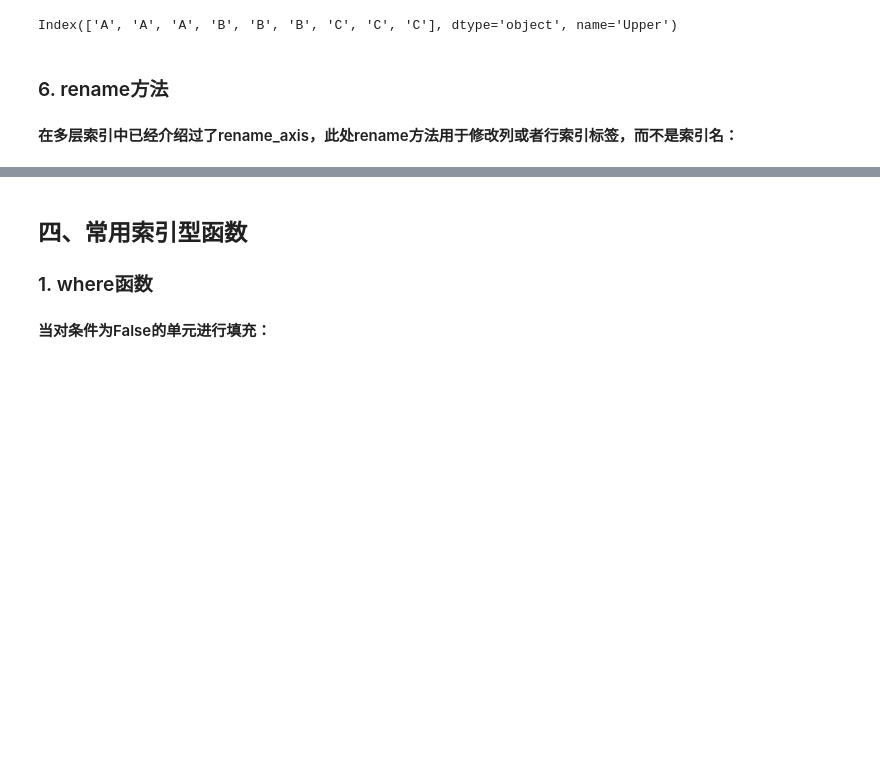
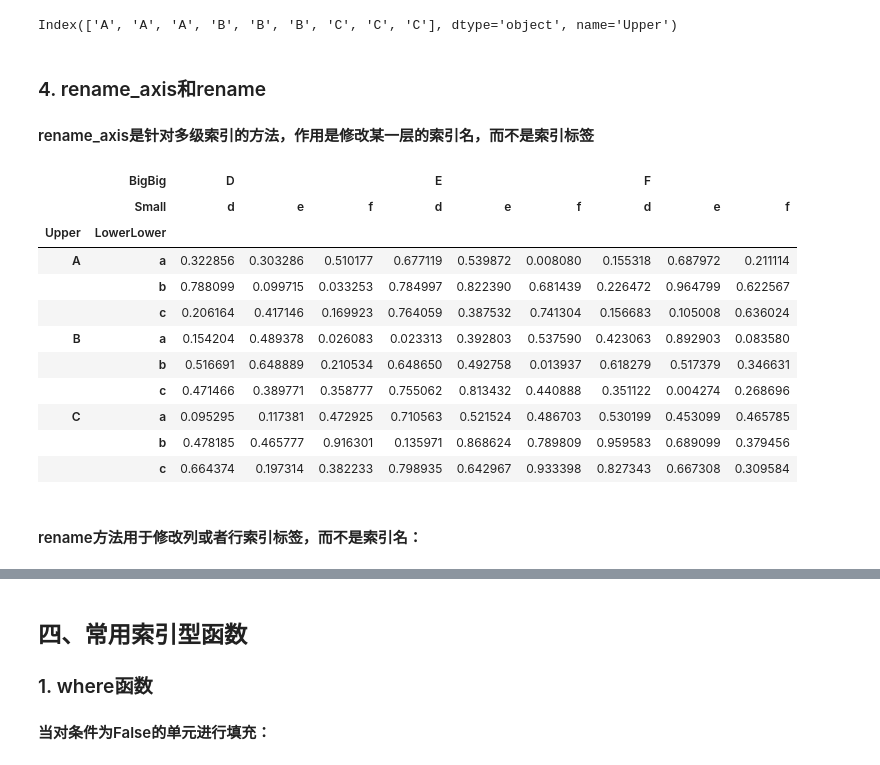
Before and after one commit to datawhalechina/joyful-pandas, a Jupyter notebook: 第2章 索引.ipynb, the cells around one changed output, grey strips where cells are left out. Saved outputs shown, nothing was run; the diff lists cells and outputs as text; code cells hidden in the pictures; blank space fills up the shorter version.

```diff
--- a/第2章 索引.ipynb
+++ b/第2章 索引.ipynb
@@ -1026,9 +998,26 @@ df_temp1.index
 #最内层索引被移出
 # %% [output]
 Index(['A', 'A', 'A', 'B', 'B', 'B', 'C', 'C', 'C'], dtype='object', name='Upper')
-# %% [markdown]
-### 6. rename方法
-#### 在多层索引中已经介绍过了rename_axis，此处rename方法用于修改列或者行索引标签，而不是索引名：
+# %% [markdown]
+### 4. rename_axis和rename
+#### rename_axis是针对多级索引的方法，作用是修改某一层的索引名，而不是索引标签
+# %%
+df_temp.rename_axis(index={'Lower':'LowerLower'},columns={'Big':'BigBig'})
+# %% [output]
+|  | BigBig | D |  |  | E |  |  | F |  |  |
+|  | Small | d | e | f | d | e | f | d | e | f |
+| Upper | LowerLower |  |  |  |  |  |  |  |  |  |
+| A | a | 0.322856 | 0.303286 | 0.510177 | 0.677119 | 0.539872 | 0.008080 | 0.155318 | 0.687972 | 0.211114 |
+|  | b | 0.788099 | 0.099715 | 0.033253 | 0.784997 | 0.822390 | 0.681439 | 0.226472 | 0.964799 | 0.622567 |
+|  | c | 0.206164 | 0.417146 | 0.169923 | 0.764059 | 0.387532 | 0.741304 | 0.156683 | 0.105008 | 0.636024 |
+| B | a | 0.154204 | 0.489378 | 0.026083 | 0.023313 | 0.392803 | 0.537590 | 0.423063 | 0.892903 | 0.083580 |
+|  | b | 0.516691 | 0.648889 | 0.210534 | 0.648650 | 0.492758 | 0.013937 | 0.618279 | 0.517379 | 0.346631 |
+|  | c | 0.471466 | 0.389771 | 0.358777 | 0.755062 | 0.813432 | 0.440888 | 0.351122 | 0.004274 | 0.268696 |
+| C | a | 0.095295 | 0.117381 | 0.472925 | 0.710563 | 0.521524 | 0.486703 | 0.530199 | 0.453099 | 0.465785 |
+|  | b | 0.478185 | 0.465777 | 0.916301 | 0.135971 | 0.868624 | 0.789809 | 0.959583 | 0.689099 | 0.379456 |
+|  | c | 0.664374 | 0.197314 | 0.382233 | 0.798935 | 0.642967 | 0.933398 | 0.827343 | 0.667308 | 0.309584 |
+# %% [markdown]
+#### rename方法用于修改列或者行索引标签，而不是索引名：
 # %%
 df_temp.rename(index={'A':'T'},columns={'e':'changed_e'}).head()
 # %% [output]
```
Also changed, not shown: parts of 35 cells of this notebook, 28 other files.
